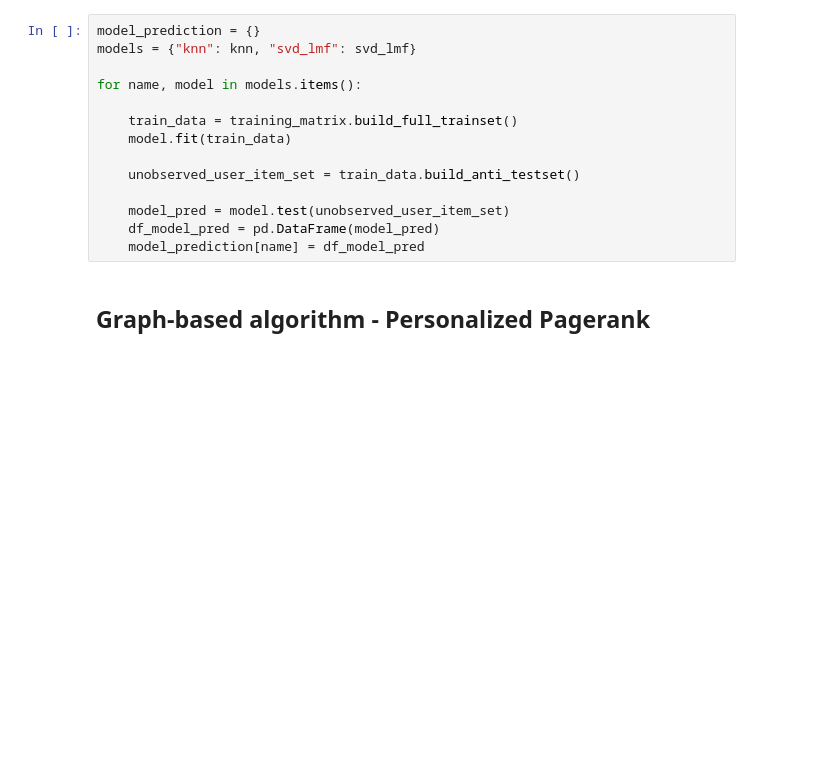
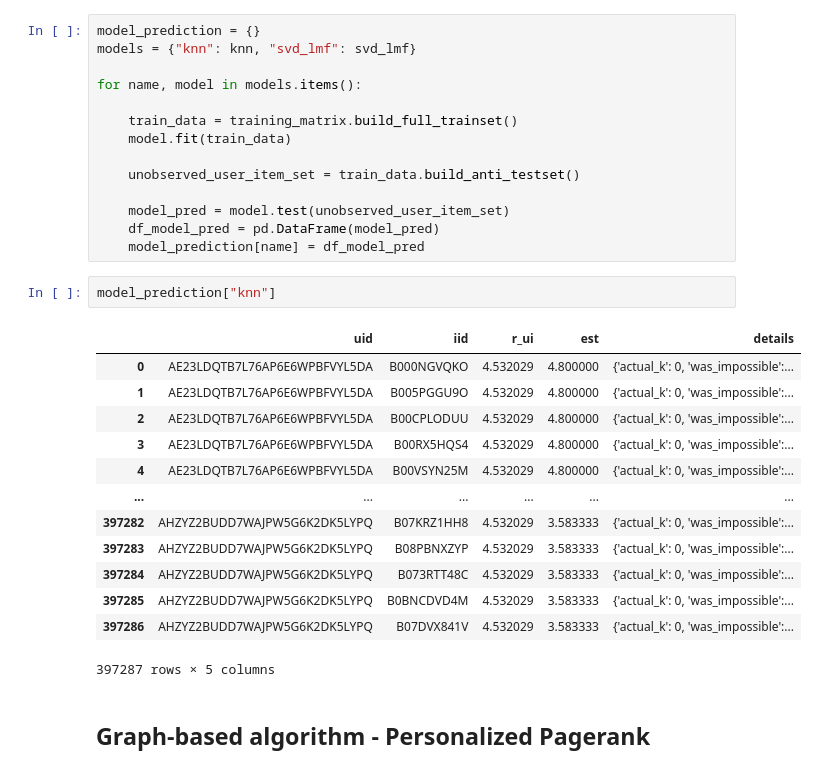
Before and after one commit to danielpenchev98/Web-Recommender-Systems-2025, a Jupyter notebook: project/project.ipynb, the cells around one changed output. Drawn from its saved outputs; the diff is of its cells as text; blank space fills up the shorter version.

```diff
--- a/project/project.ipynb
+++ b/project/project.ipynb
@@ -529,6 +511,22 @@ for name, model in models.items():
     model_pred = model.test(unobserved_user_item_set)
     df_model_pred = pd.DataFrame(model_pred)
     model_prediction[name] = df_model_pred
+# %%
+model_prediction["knn"]
+# %% [output]
+|  | uid | iid | r_ui | est | details |
+| 0 | AE23LDQTB7L76AP6E6WPBFVYL5DA | B000NGVQKO | 4.532029 | 4.800000 | {'actual_k': 0, 'was_impossible':... |
+| 1 | AE23LDQTB7L76AP6E6WPBFVYL5DA | B005PGGU9O | 4.532029 | 4.800000 | {'actual_k': 0, 'was_impossible':... |
+| 2 | AE23LDQTB7L76AP6E6WPBFVYL5DA | B00CPLODUU | 4.532029 | 4.800000 | {'actual_k': 0, 'was_impossible':... |
+| 3 | AE23LDQTB7L76AP6E6WPBFVYL5DA | B00RX5HQS4 | 4.532029 | 4.800000 | {'actual_k': 0, 'was_impossible':... |
+| 4 | AE23LDQTB7L76AP6E6WPBFVYL5DA | B00VSYN25M | 4.532029 | 4.800000 | {'actual_k': 0, 'was_impossible':... |
+| ... | ... | ... | ... | ... | ... |
+| 397282 | AHZYZ2BUDD7WAJPW5G6K2DK5LYPQ | B07KRZ1HH8 | 4.532029 | 3.583333 | {'actual_k': 0, 'was_impossible':... |
+| 397283 | AHZYZ2BUDD7WAJPW5G6K2DK5LYPQ | B08PBNXZYP | 4.532029 | 3.583333 | {'actual_k': 0, 'was_impossible':... |
+| 397284 | AHZYZ2BUDD7WAJPW5G6K2DK5LYPQ | B073RTT48C | 4.532029 | 3.583333 | {'actual_k': 0, 'was_impossible':... |
+| 397285 | AHZYZ2BUDD7WAJPW5G6K2DK5LYPQ | B0BNCDVD4M | 4.532029 | 3.583333 | {'actual_k': 0, 'was_impossible':... |
+| 397286 | AHZYZ2BUDD7WAJPW5G6K2DK5LYPQ | B07DVX841V | 4.532029 | 3.583333 | {'actual_k': 0, 'was_impossible':... |
+397287 rows × 5 columns
 # %% [markdown]
 ## Graph-based algorithm - Personalized Pagerank
 # %%
```
Also changed, not shown: parts of 23 cells of this notebook.
